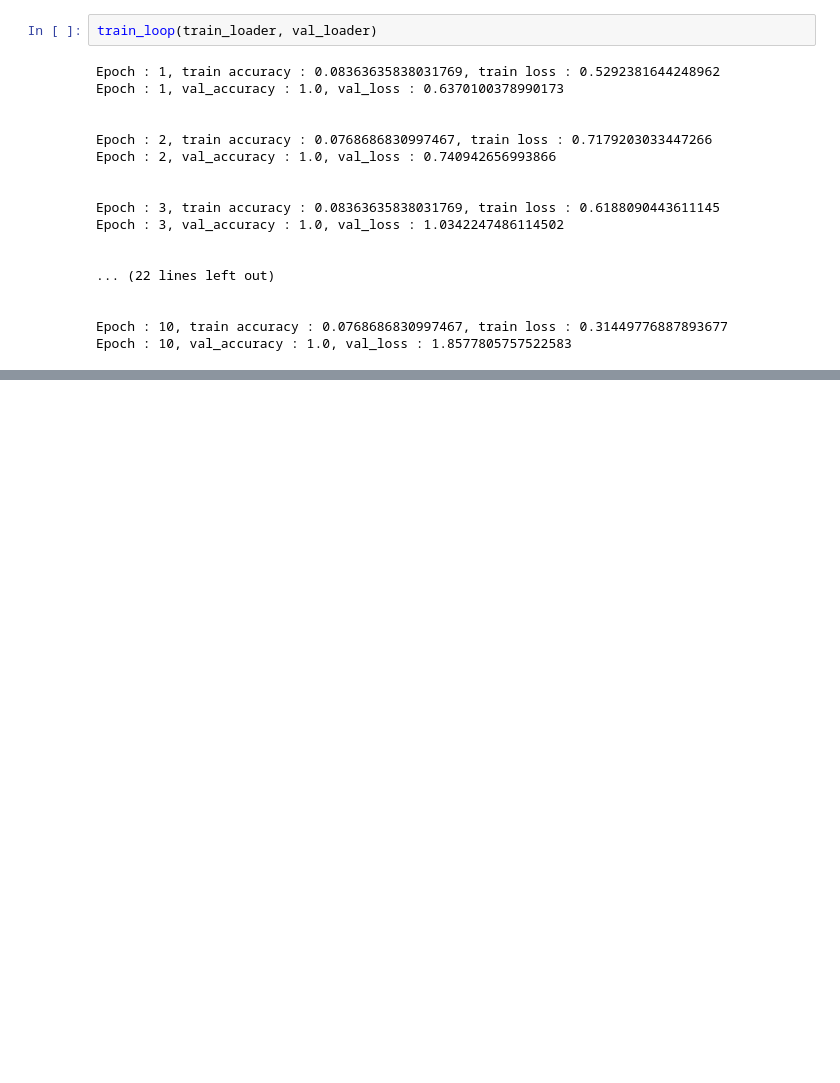
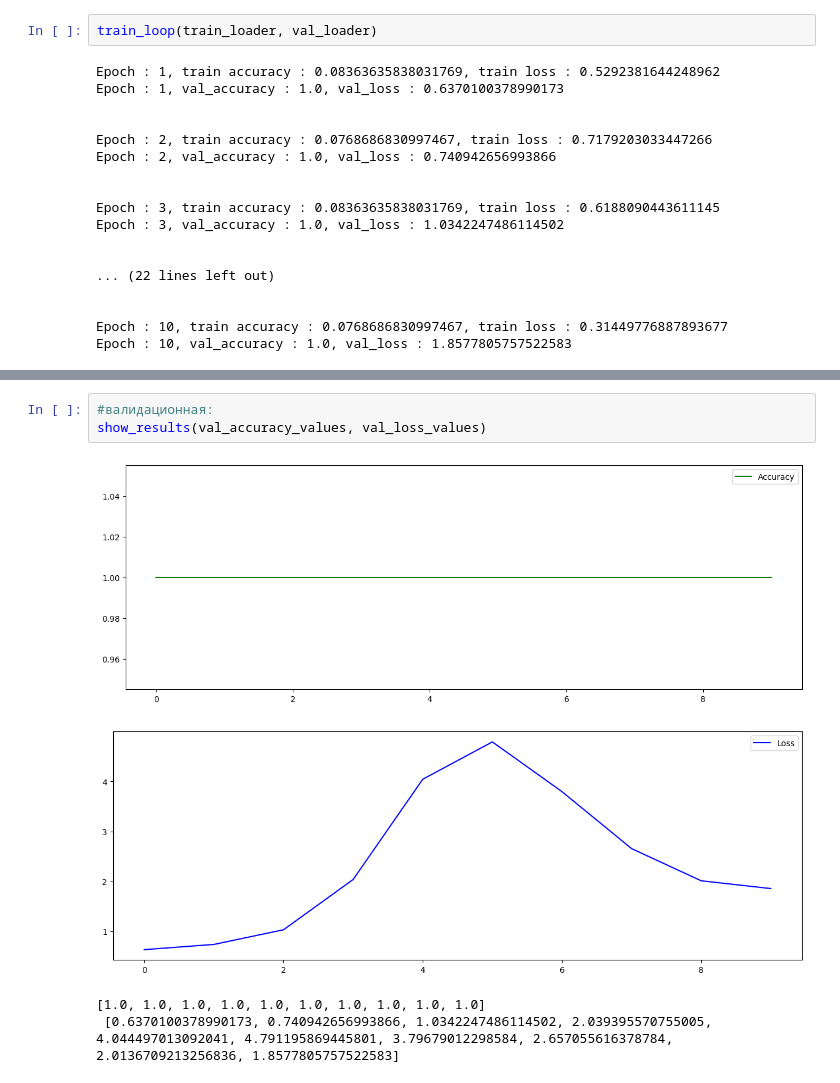
Before and after one commit to daryaskhrv/python-L-1-, a Jupyter notebook: Lab5/main.ipynb, the cells around one changed output, grey strips where cells are left out. Saved outputs shown, nothing was run; the diff lists cells and outputs as text; blank space fills up the shorter version.

```diff
--- a/Lab5/main.ipynb
+++ b/Lab5/main.ipynb
@@ -315,0 +339,8 @@ Epoch : 10, val_accuracy : 1.0, val_loss : 1.8577805757522583
+# %%
+#валидационная:
+show_results(val_accuracy_values, val_loss_values)
+# %% [output]
+[figure, added]
+[figure, added]
+[1.0, 1.0, 1.0, 1.0, 1.0, 1.0, 1.0, 1.0, 1.0, 1.0]
+ [0.6370100378990173, 0.740942656993866, 1.0342247486114502, 2.039395570755005, 4.044497013092041, 4.791195869445801, 3.79679012298584, 2.657055616378784, 2.0136709213256836, 1.8577805757522583]
```
Also changed, not shown: parts of 3 cells of this notebook.
